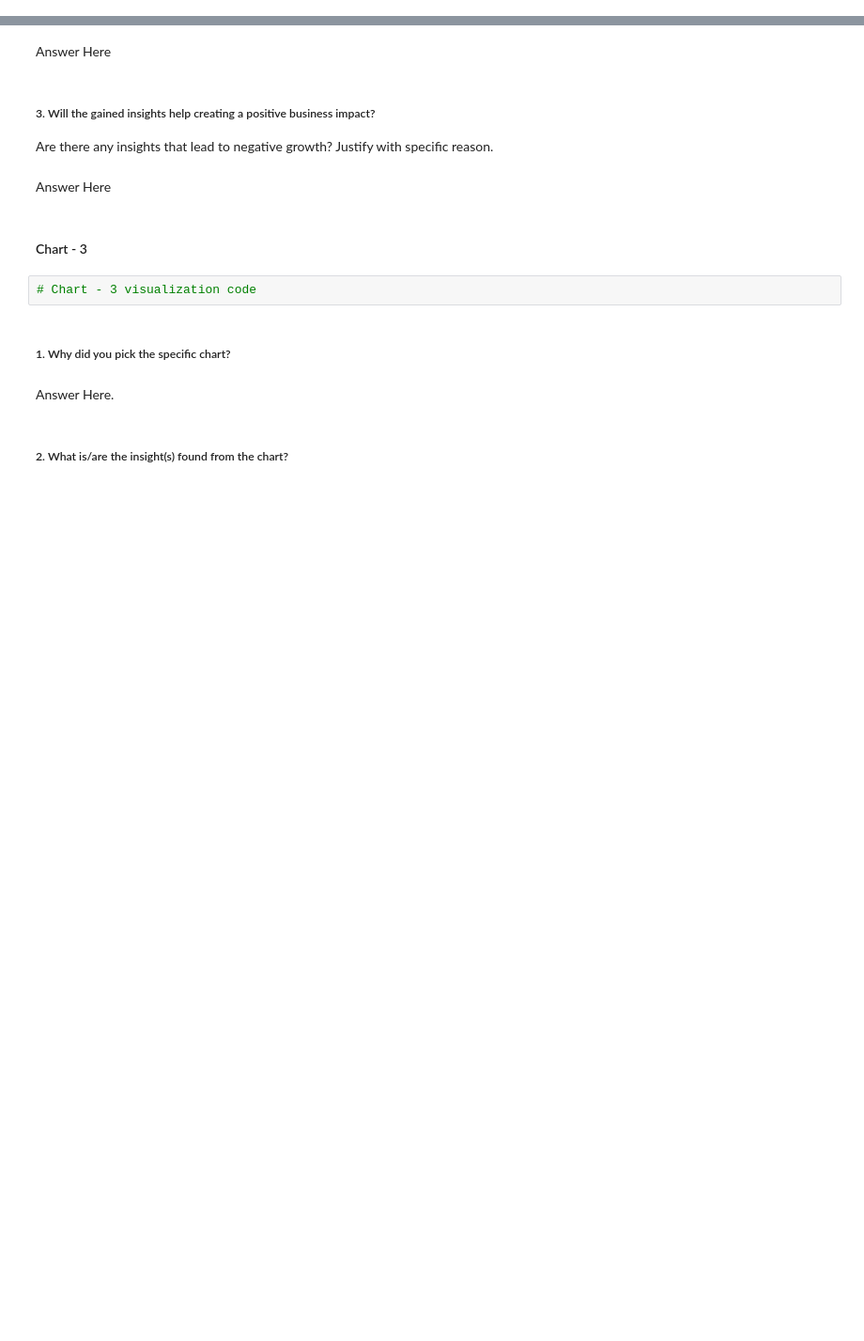
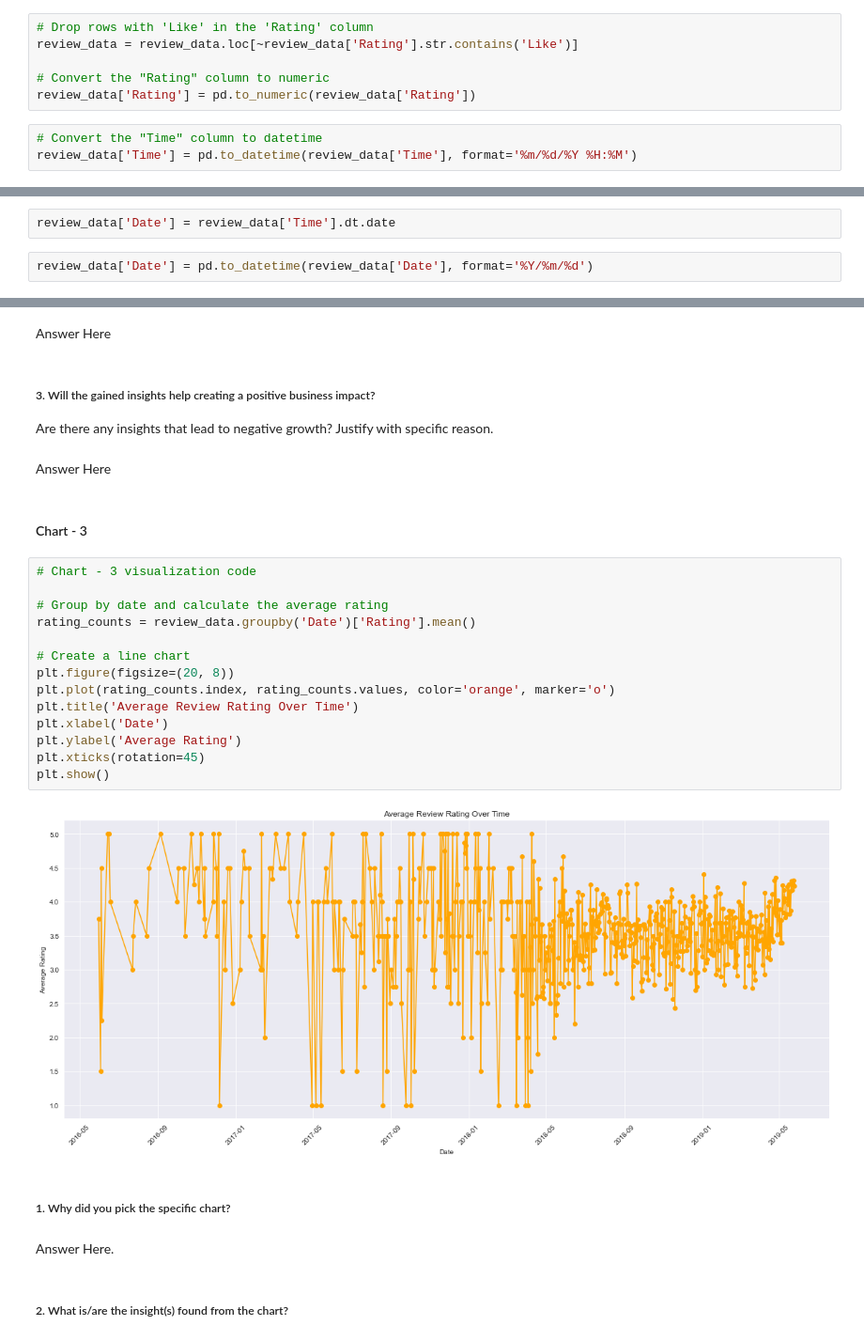
Before and after one commit to Saurabhshrma/Zomato-Restaurant-Clustering-and-Sentiment-Analysis, a Jupyter notebook: Zomato Restaurant Clustering and Sentiment Analysis.ipynb, the cells around one changed output, grey strips where cells are left out. Shown: that part at 94% size. Saved outputs shown, nothing was run; the diff lists cells and outputs as text; blank space fills up the shorter version.

```diff
--- a/Zomato Restaurant Clustering and Sentiment Analysis.ipynb
+++ b/Zomato Restaurant Clustering and Sentiment Analysis.ipynb
@@ -323,0 +397,9 @@ ds1
+# %%
+# Drop rows with 'Like' in the 'Rating' column
+review_data = review_data.loc[~review_data['Rating'].str.contains('Like')]
+
+# Convert the "Rating" column to numeric
+review_data['Rating'] = pd.to_numeric(review_data['Rating'])
+# %%
+# Convert the "Time" column to datetime
+review_data['Time'] = pd.to_datetime(review_data['Time'], format='%m/%d/%Y %H:%M')
@@ -323,0 +417,4 @@ ds1
+# %%
+review_data['Date'] = review_data['Time'].dt.date
+# %%
+review_data['Date'] = pd.to_datetime(review_data['Date'], format='%Y/%m/%d')
@@ -363,8 +490,22 @@ Are there any insights that lead to negative growth? Justify with specific reaso
 Answer Here
 # %% [markdown]
 #### Chart - 3
-# %%
-# Chart - 3 visualization code
+# %%
+# Chart - 3 visualization code
+
+# Group by date and calculate the average rating
+rating_counts = review_data.groupby('Date')['Rating'].mean()
+
+# Create a line chart
+plt.figure(figsize=(20, 8))
+plt.plot(rating_counts.index, rating_counts.values, color='orange', marker='o')
+plt.title('Average Review Rating Over Time')
+plt.xlabel('Date')
+plt.ylabel('Average Rating')
+plt.xticks(rotation=45)
+plt.show()
+# %% [output]
+[figure, added]
 # %% [markdown]
 ##### 1. Why did you pick the specific chart?
 # %% [markdown]
```
Also changed, not shown: parts of 40 cells of this notebook.
